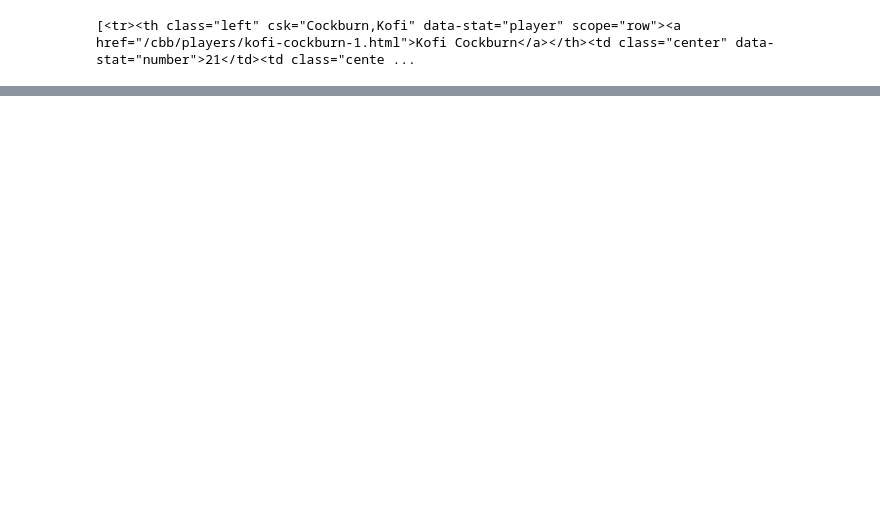
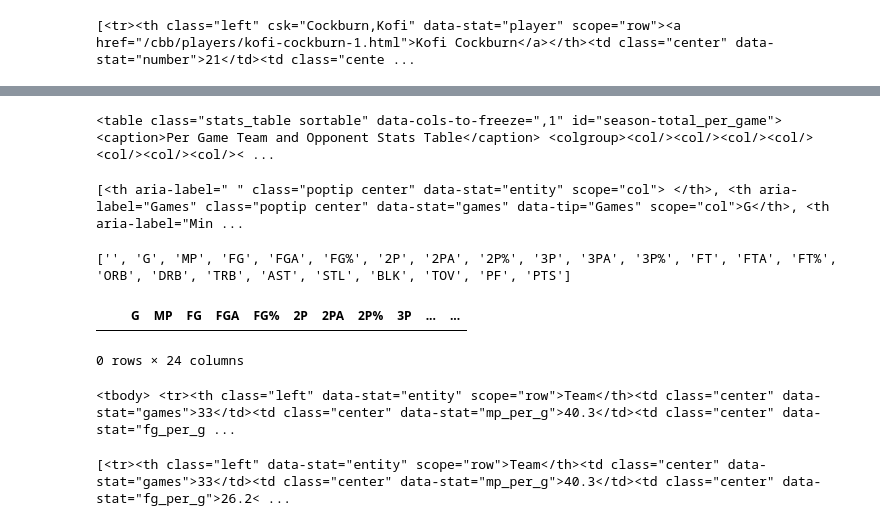
Before and after one commit to isaac-turk/DataDiveFa24, a Jupyter notebook: 21-22-Scrape.ipynb, the cells around one changed output, grey strips where cells are left out. Cells and saved outputs as stored; diff of their text form; code cells hidden in the pictures; blank space fills up the shorter version.

```diff
--- a/21-22-Scrape.ipynb
+++ b/21-22-Scrape.ipynb
@@ -133,3 +133,34 @@ df_roster
 | 14 | Connor Serven | 2 | SO | F | 6-9 | 215 | Bushnell, IL | St. Rita HS |  | 0.0 Pts, 0.2 Reb, 0.0 Ast |
 # %%
 df_roster.to_csv(r'/Users/isaac/Desktop/personal/datadive24/21-22-Roster.csv')
+# %%
+pg_table = soup.find('table', id = 'season-total_per_game')
+print(pg_table)
+# %% [output]
+<table class="stats_table sortable" data-cols-to-freeze=",1" id="season-total_per_game"> <caption>Per Game Team and Opponent Stats Table</caption> <colgroup><col/><col/><col/><col/><col/><col/><col/>< ...
+# %%
+pg_elements = pg_table.find_all('th', scope='col')
+print(pg_elements)
+# %% [output]
+[<th aria-label=" " class="poptip center" data-stat="entity" scope="col"> </th>, <th aria-label="Games" class="poptip center" data-stat="games" data-tip="Games" scope="col">G</th>, <th aria-label="Min ...
+# %%
+pg_titles = [th.get_text(strip=True) for th in pg_elements]
+print(pg_titles)
+# %% [output]
+['', 'G', 'MP', 'FG', 'FGA', 'FG%', '2P', '2PA', '2P%', '3P', '3PA', '3P%', 'FT', 'FTA', 'FT%', 'ORB', 'DRB', 'TRB', 'AST', 'STL', 'BLK', 'TOV', 'PF', 'PTS']
+# %%
+df_pg = pd.DataFrame(columns=pg_titles)
+df_pg
+# %% [output]
+|  |  | G | MP | FG | FGA | FG% | 2P | 2PA | 2P% | 3P | ... | ... |
+0 rows × 24 columns
+# %%
+pg_body = pg_table.find('tbody')
+print(pg_body)
+# %% [output]
+<tbody> <tr><th class="left" data-stat="entity" scope="row">Team</th><td class="center" data-stat="games">33</td><td class="center" data-stat="mp_per_g">40.3</td><td class="center" data-stat="fg_per_g ...
+# %%
+pg_rows = pg_body.find_all('tr')
+print(pg_rows)
+# %% [output]
+[<tr><th class="left" data-stat="entity" scope="row">Team</th><td class="center" data-stat="games">33</td><td class="center" data-stat="mp_per_g">40.3</td><td class="center" data-stat="fg_per_g">26.2< ...
```
Also changed, not shown: parts of 3 cells of this notebook, 1 other file.
